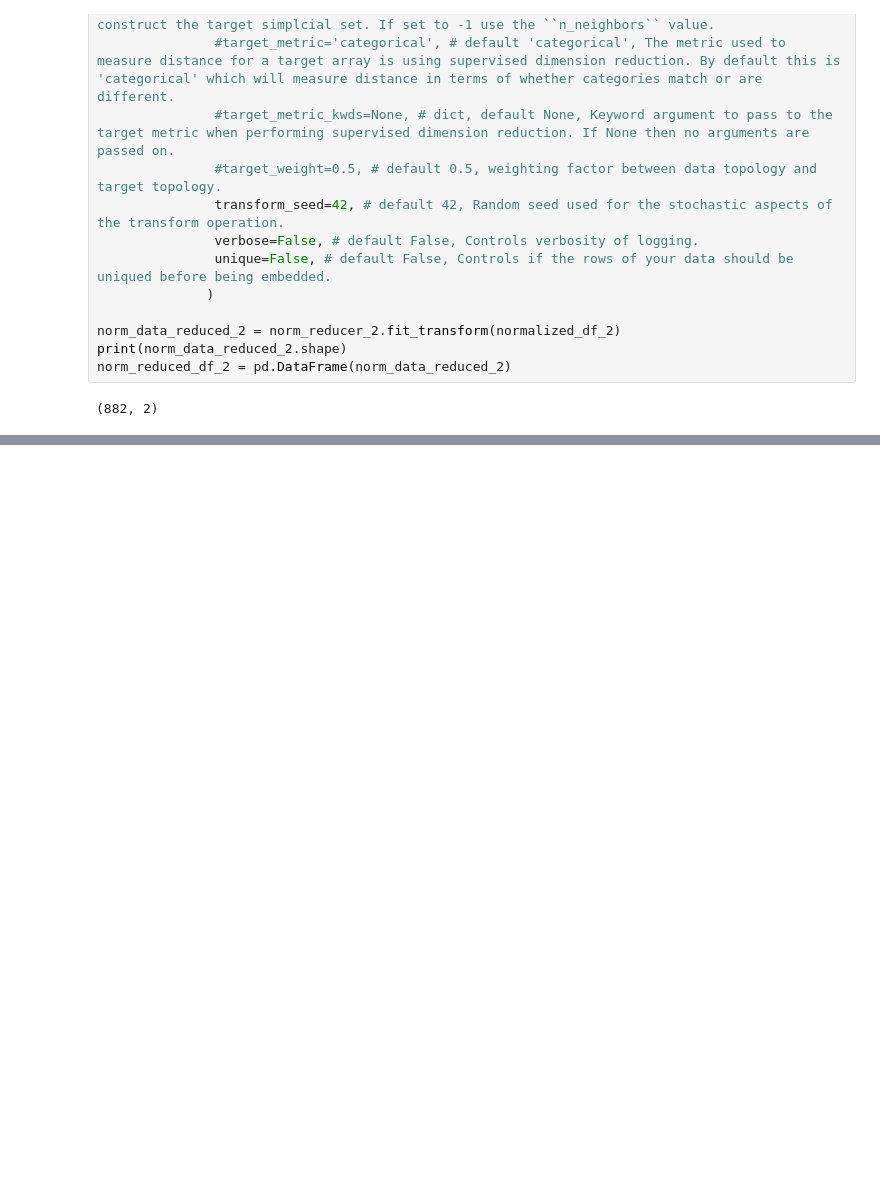
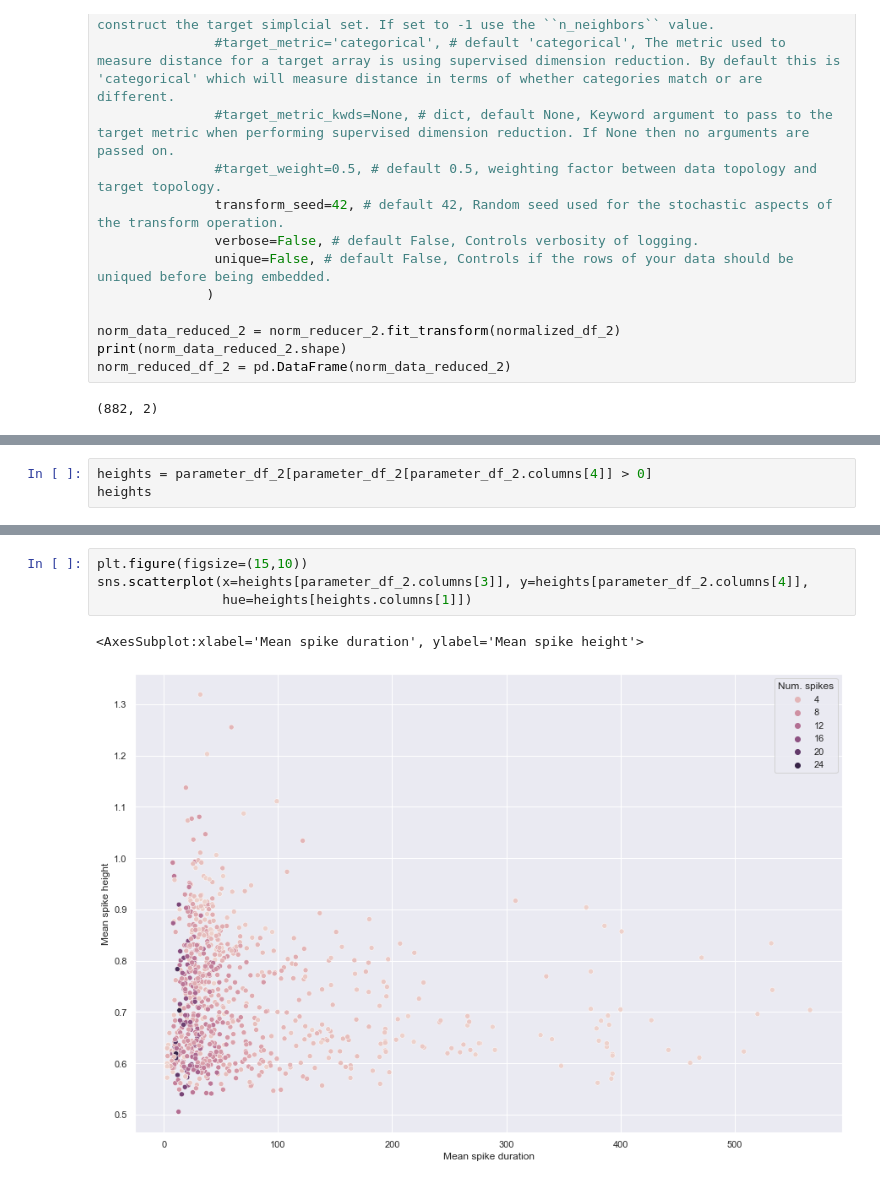
Before and after one commit to jlifferth/Research_Analyst_Playground, a Jupyter notebook: calcium_oscillation/feature_discovery_playground.ipynb, the cells around one changed output, grey strips where cells are left out. Drawn from its saved outputs; the diff is of its cells as text; blank space fills up the shorter version.

```diff
--- a/calcium_oscillation/feature_discovery_playground.ipynb
+++ b/calcium_oscillation/feature_discovery_playground.ipynb
@@ -1200,0 +1235,3 @@ sns.scatterplot(x=x_2, y=y_2)
+# %%
+heights = parameter_df_2[parameter_df_2[parameter_df_2.columns[4]] > 0]
+heights
@@ -1200,0 +1252,7 @@ sns.scatterplot(x=x_2, y=y_2)
+# %%
+plt.figure(figsize=(15,10))
+sns.scatterplot(x=heights[parameter_df_2.columns[3]], y=heights[parameter_df_2.columns[4]],
+                hue=heights[heights.columns[1]])
+# %% [output]
+<AxesSubplot:xlabel='Mean spike duration', ylabel='Mean spike height'>
+[figure, added]
```
Also changed, not shown: parts of 38 cells of this notebook.
